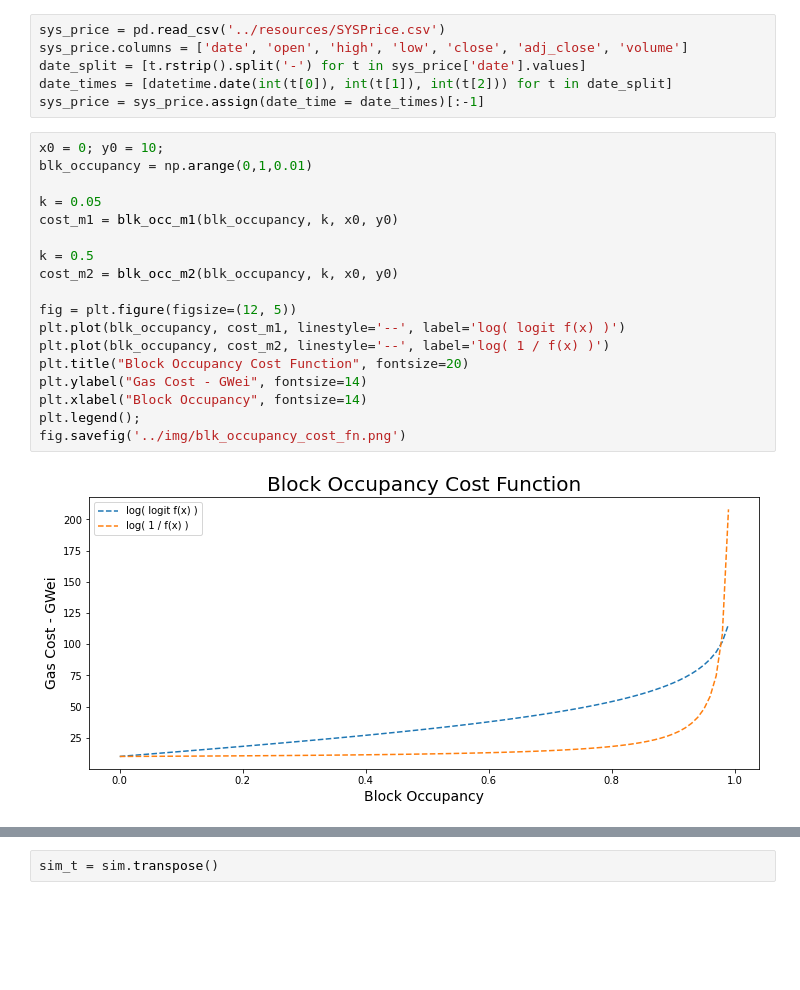
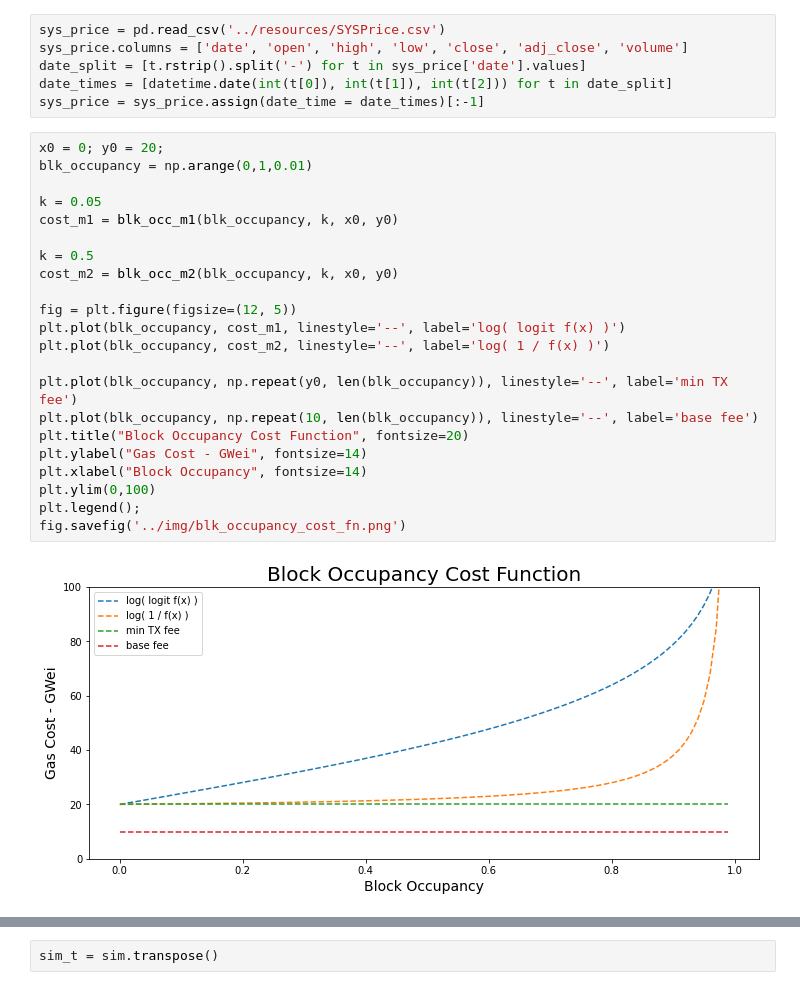
Before and after one commit to icmoore/syscoin-tex, a Jupyter notebook: notebooks/sys_4_sysx.ipynb, the cells around one changed output, grey strips where cells are left out. Drawn from its saved outputs; the diff is of its cells as text; blank space fills up the shorter version.

```diff
--- a/notebooks/sys_4_sysx.ipynb
+++ b/notebooks/sys_4_sysx.ipynb
@@ -77,25 +106,29 @@ date_split = [t.rstrip().split('-') for t in sys_price['date'].values]
 date_times = [datetime.date(int(t[0]), int(t[1]), int(t[2])) for t in date_split]
 sys_price = sys_price.assign(date_time = date_times)[:-1]
 # %%
-x0 = 0; y0 = 10;
+x0 = 0; y0 = 20;
 blk_occupancy = np.arange(0,1,0.01)
 
 k = 0.05
 cost_m1 = blk_occ_m1(blk_occupancy, k, x0, y0)
 
 k = 0.5
 cost_m2 = blk_occ_m2(blk_occupancy, k, x0, y0)
 
 fig = plt.figure(figsize=(12, 5))
 plt.plot(blk_occupancy, cost_m1, linestyle='--', label='log( logit f(x) )')
 plt.plot(blk_occupancy, cost_m2, linestyle='--', label='log( 1 / f(x) )')
+
+plt.plot(blk_occupancy, np.repeat(y0, len(blk_occupancy)), linestyle='--', label='min TX fee')
+plt.plot(blk_occupancy, np.repeat(10, len(blk_occupancy)), linestyle='--', label='base fee')
 plt.title("Block Occupancy Cost Function", fontsize=20)
 plt.ylabel("Gas Cost - GWei", fontsize=14)
 plt.xlabel("Block Occupancy", fontsize=14)
+plt.ylim(0,100)
 plt.legend();
 fig.savefig('../img/blk_occupancy_cost_fn.png')
 # %% [output]
-[figure, old version]
+[figure, new version]
 # %%
 # OrRd, PuBu, PuBuGn, YlOrRd, YlGnBu
 
```
Also changed, not shown: parts of 8 cells of this notebook, 15 other files.
